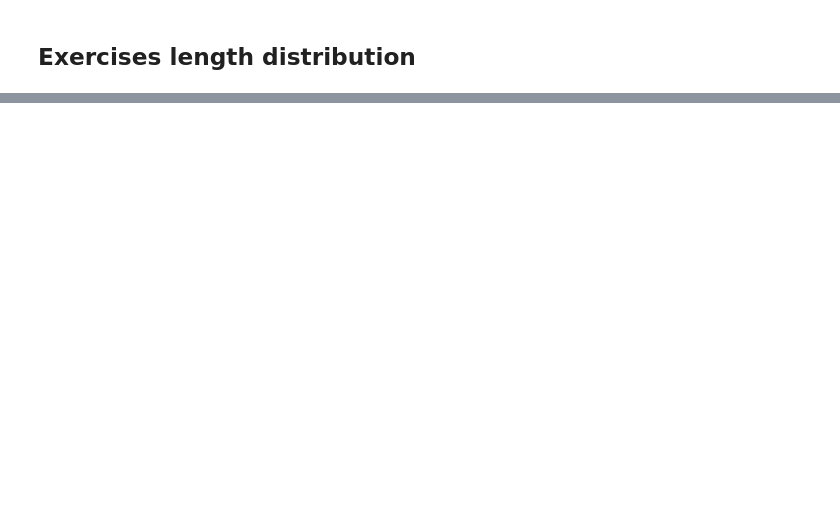
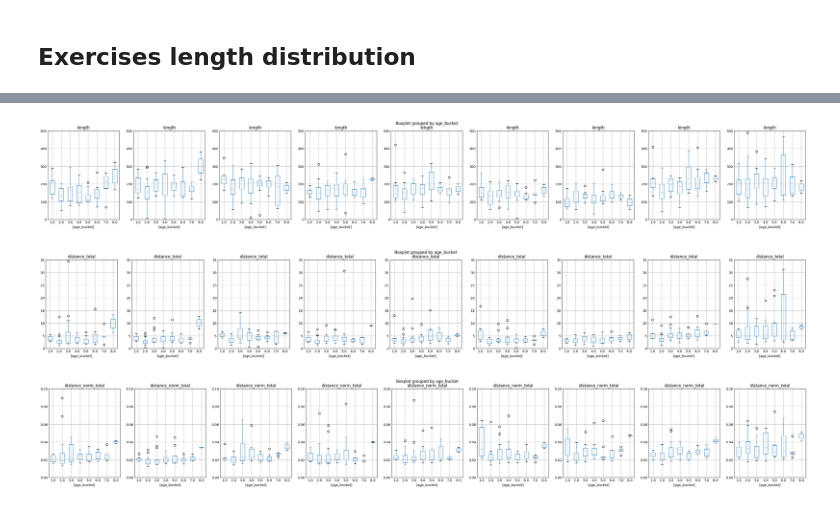
Before and after one commit to Arisiru/research-face-excercises-dynamics, a Jupyter notebook: src/Data_Set_ODA.ipynb, the cells around one changed output, grey strips where cells are left out. Cells and saved outputs as stored; diff of their text form; code cells hidden in the pictures; blank space fills up the shorter version.

```diff
--- a/src/Data_Set_ODA.ipynb
+++ b/src/Data_Set_ODA.ipynb
@@ -165,0 +242,8 @@ Short exercise: Patient 104 Session 104 Exercise 5
+# %%
+stats = []
+# %%
+for file_name in os.listdir(dir_exercises):
+    if file_name == '.DS_Store': continue
+
+    exercise = json.load(open(os.path.join(dir_exercises, file_name), 'r'))
+    stats.append(collect_stats(exercise))
@@ -165,0 +252,2 @@ Short exercise: Patient 104 Session 104 Exercise 5
+# %%
+df = pd.DataFrame.from_records(stats)
@@ -165,0 +288,19 @@ Short exercise: Patient 104 Session 104 Exercise 5
+# %%
+def visualise_stats(stat, max_y = 100):
+    fig, axs = plt.subplots(1,9,figsize=(40,5))
+
+    for exercise_id in range(0, 9):
+        ex_df = df.loc[df['exercise_id'] == exercise_id + 1][['age_bucket', stat]]
+        plot = ex_df.boxplot(by='age_bucket', ax=axs[exercise_id])
+        plot.set_ylim([0, max_y])
+    #plt.xticks(rotation=90)
+    #plt.tight_layout()
+    plt.show()
+# %%
+visualise_stats('length', max_y = 500)
+visualise_stats('distance_total', max_y = 35)
+visualise_stats('distance_norm_total', max_y = 0.1)
+# %% [output]
+[figure, added]
+[figure, added]
+[figure, added]
```
Also changed, not shown: parts of 27 cells of this notebook, 7 other files.
